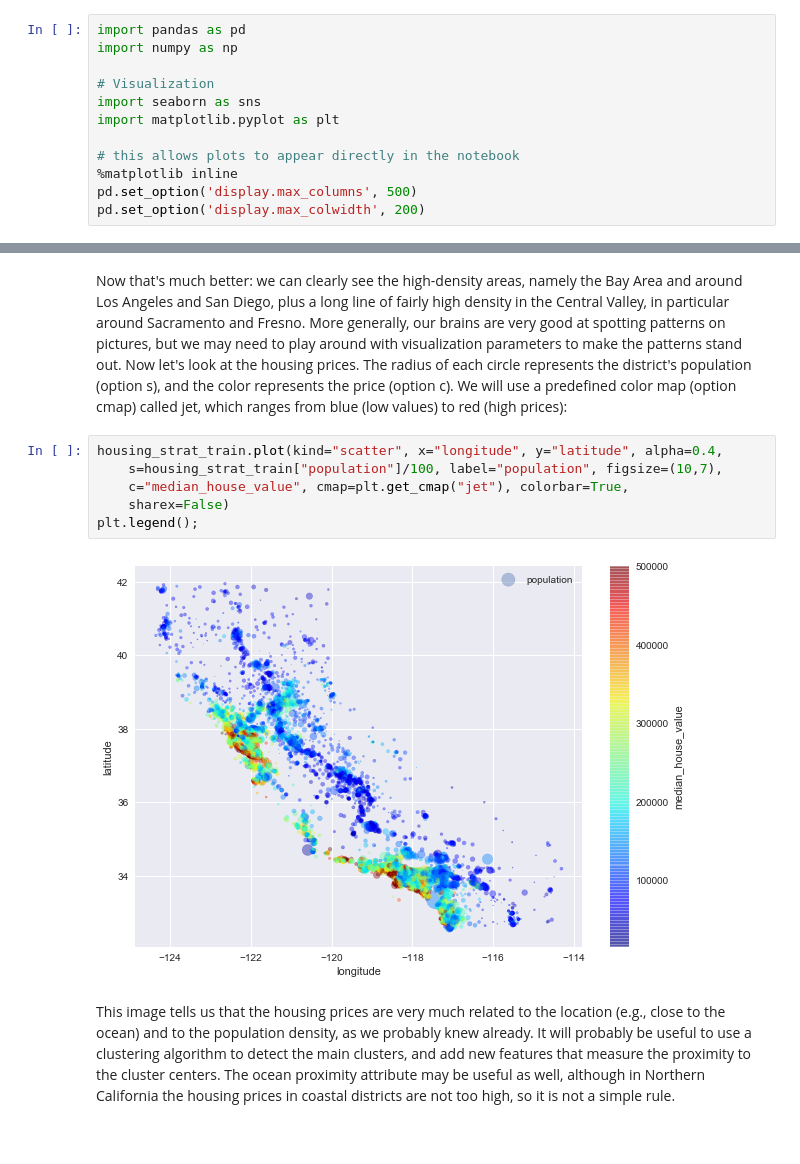
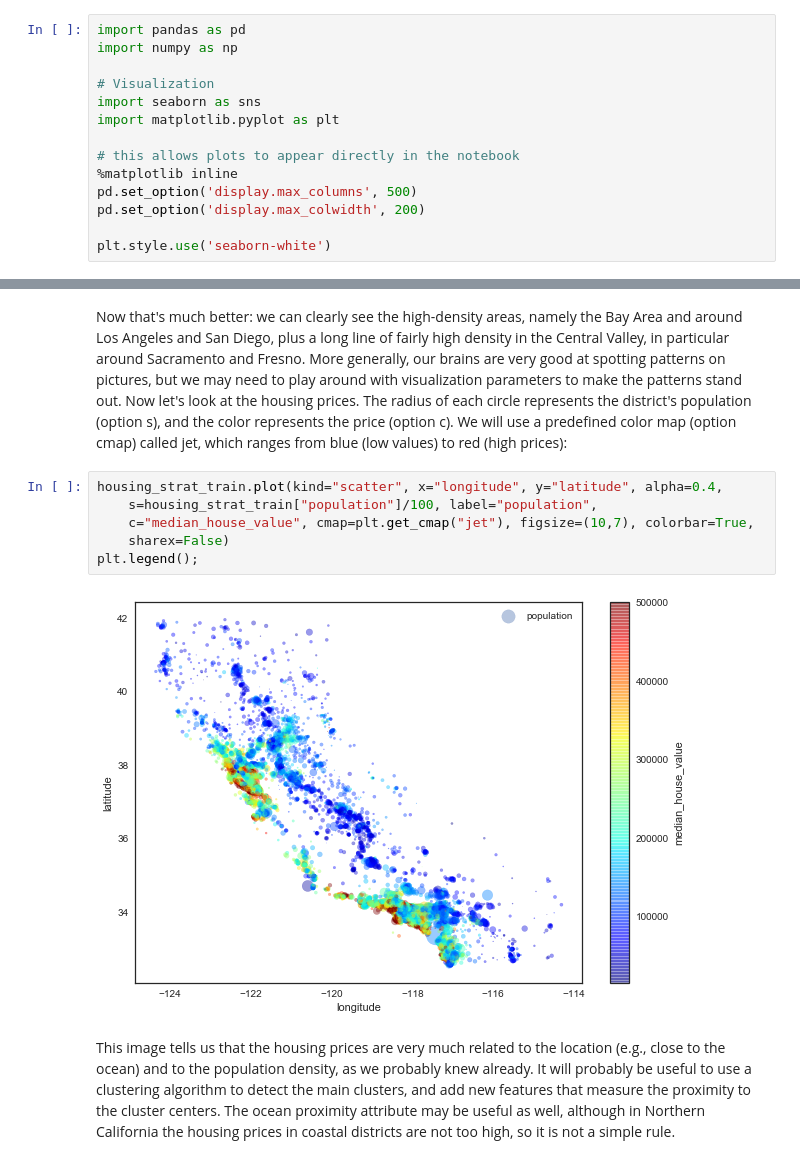
Before and after one commit to LinuxAI-PKU/ml-workspace, a Jupyter notebook: housing-price-prediction-regression/housing-price-prediction-regression.ipynb, the cells around one changed output, grey strips where cells are left out. Cells and saved outputs as stored; diff of their text form.

```diff
--- a/housing-price-prediction-regression/housing-price-prediction-regression.ipynb
+++ b/housing-price-prediction-regression/housing-price-prediction-regression.ipynb
@@ -24,6 +24,8 @@ import matplotlib.pyplot as plt
 %matplotlib inline
 pd.set_option('display.max_columns', 500)
 pd.set_option('display.max_colwidth', 200)
+
+plt.style.use('seaborn-white')
 # %%
 # to make this notebook's output stable across runs
 np.random.seed(42)
@@ -309,12 +315,12 @@ housing_strat_train.plot(kind='scatter', x='longitude', y='latitude', alpha=0.1)
 Now that's much better: we can clearly see the high-density areas, namely the Bay Area and around Los Angeles and San Diego, plus a long line of fairly high density in the Central Valley, in particular around Sacramento and Fresno. More generally, our brains are very good at spotting patterns on pictures, but we may need to play around with visualization parameters to make the patterns stand out. Now let's look at the housing prices. The radius of each circle represents the district's population (option s), and the color represents the price (option c). We will use a predefined color map (option cmap) called jet, which ranges from blue (low values) to red (high prices):
 # %%
 housing_strat_train.plot(kind="scatter", x="longitude", y="latitude", alpha=0.4,
-    s=housing_strat_train["population"]/100, label="population", figsize=(10,7),
-    c="median_house_value", cmap=plt.get_cmap("jet"), colorbar=True,
+    s=housing_strat_train["population"]/100, label="population",
+    c="median_house_value", cmap=plt.get_cmap("jet"), figsize=(10,7), colorbar=True,
     sharex=False)
 plt.legend();
 # %% [output]
-[figure, old version]
+[figure, new version]
 # %% [markdown]
 This image tells us that the housing prices are very much related to the location (e.g., close to the ocean) and to the population density, as we probably knew already. It will probably be useful to use a clustering algorithm to detect the main clusters, and add new features that measure the proximity to the cluster centers. The ocean proximity attribute may be useful as well, although in Northern California the housing prices in coastal districts are not too high, so it is not a simple rule.
 # %%
```
Also changed, not shown: parts of 19 cells of this notebook.
